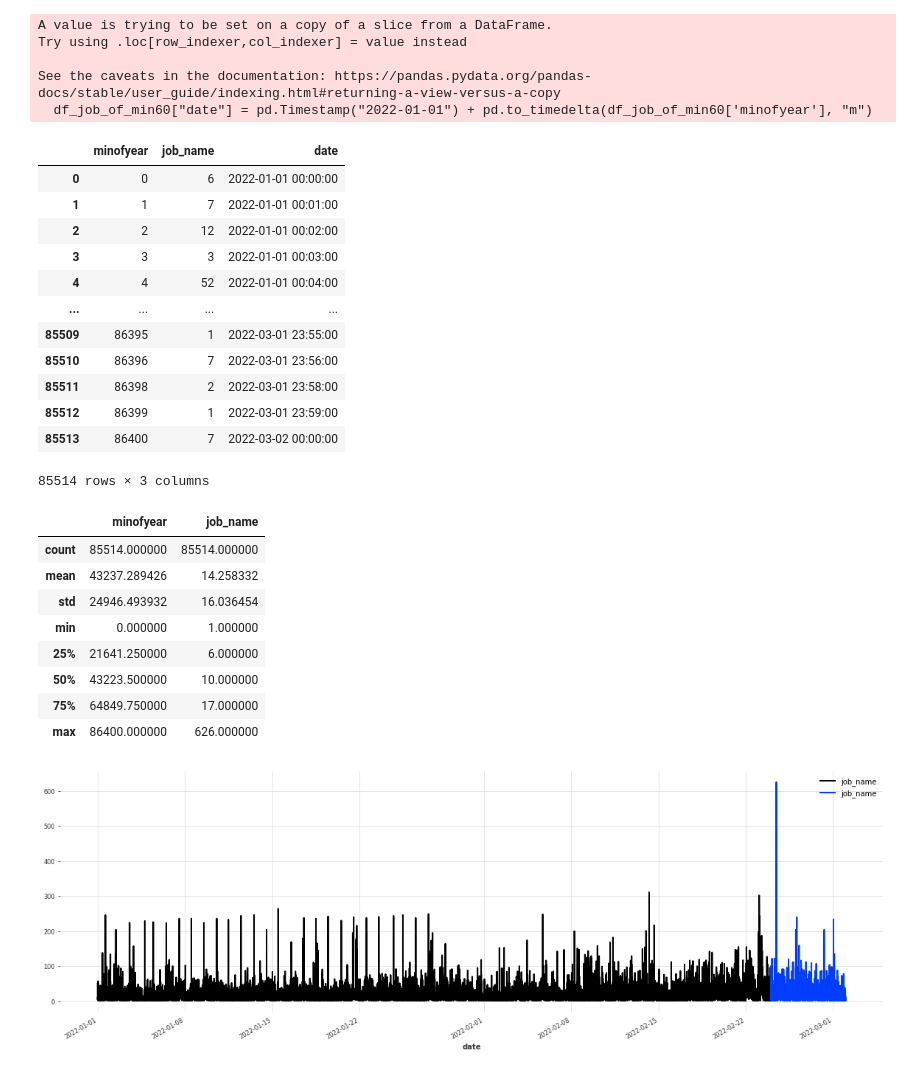
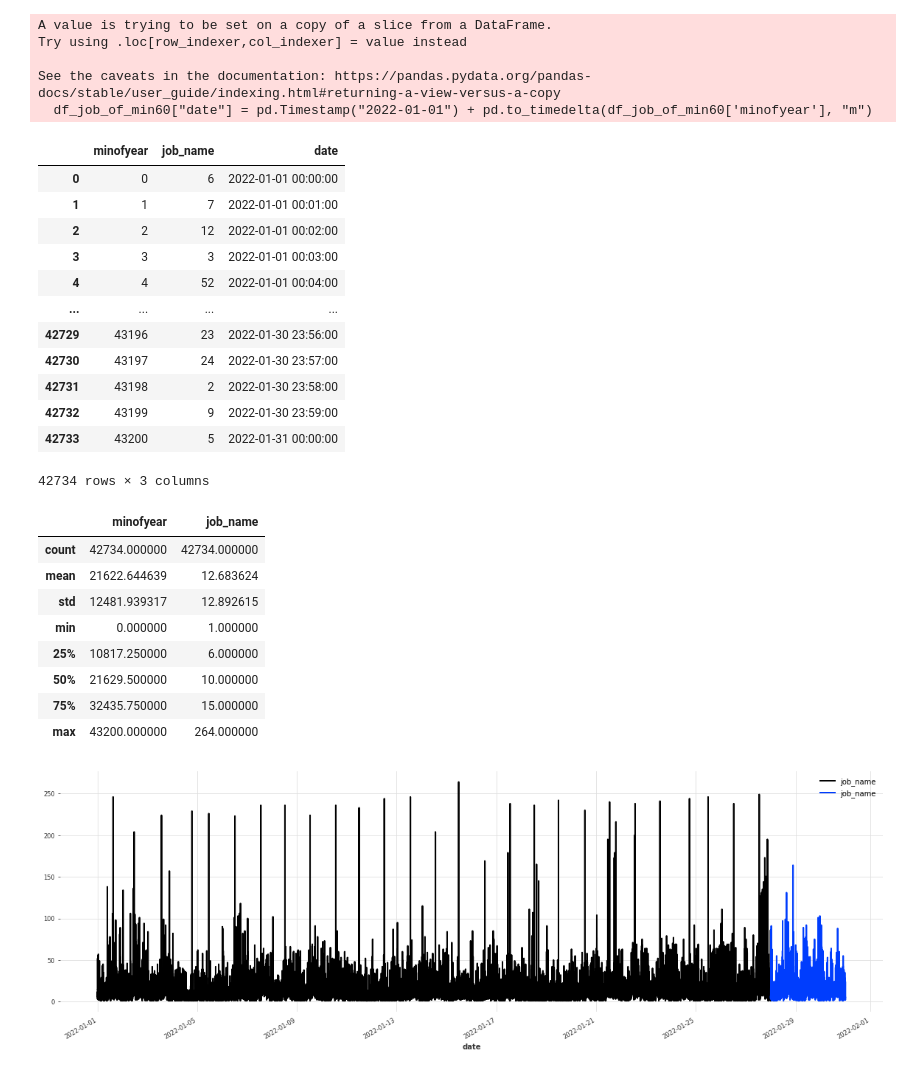
Before and after one commit to lizonglingo/clusterdate-trace-alibaba, a Jupyter notebook: gpu_claster/darts/N-BEATS.ipynb, the cells around one changed output. Saved outputs shown, nothing was run; the diff lists cells and outputs as text; code cells hidden in the pictures.

```diff
--- a/gpu_claster/darts/N-BEATS.ipynb
+++ b/gpu_claster/darts/N-BEATS.ipynb
@@ -459,7 +554,7 @@ pred.plot(label="forecast")
 # %% [markdown]
 ## 用60天数据训练
 # %%
-df_job_of_min60 = before_nday_min(60, df_job_of_min)
+df_job_of_min60 = before_nday_min(30, df_job_of_min)
 df_job_of_min60["date"] = pd.Timestamp("2022-01-01") + pd.to_timedelta(df_job_of_min60['minofyear'], "m")
 # %% [output]
 A value is trying to be set on a copy of a slice from a DataFrame.
@@ -477,45 +572,45 @@ df_job_of_min60
 | 3 | 3 | 3 | 2022-01-01 00:03:00 |
 | 4 | 4 | 52 | 2022-01-01 00:04:00 |
 | ... | ... | ... | ... |
-| 85509 | 86395 | 1 | 2022-03-01 23:55:00 |
-| 85510 | 86396 | 7 | 2022-03-01 23:56:00 |
-| 85511 | 86398 | 2 | 2022-03-01 23:58:00 |
-| 85512 | 86399 | 1 | 2022-03-01 23:59:00 |
-| 85513 | 86400 | 7 | 2022-03-02 00:00:00 |
+| 42729 | 43196 | 23 | 2022-01-30 23:56:00 |
+| 42730 | 43197 | 24 | 2022-01-30 23:57:00 |
+| 42731 | 43198 | 2 | 2022-01-30 23:58:00 |
+| 42732 | 43199 | 9 | 2022-01-30 23:59:00 |
+| 42733 | 43200 | 5 | 2022-01-31 00:00:00 |
-85514 rows × 3 columns
+42734 rows × 3 columns
 # %%
 df_job_of_min60.describe()
 # %% [output]
 |  | minofyear | job_name |
-| count | 85514.000000 | 85514.000000 |
-| mean | 43237.289426 | 14.258332 |
-| std | 24946.493932 | 16.036454 |
+| count | 42734.000000 | 42734.000000 |
+| mean | 21622.644639 | 12.683624 |
+| std | 12481.939317 | 12.892615 |
 | min | 0.000000 | 1.000000 |
-| 25% | 21641.250000 | 6.000000 |
-| 50% | 43223.500000 | 10.000000 |
-| 75% | 64849.750000 | 17.000000 |
-| max | 86400.000000 | 626.000000 |
+| 25% | 10817.250000 | 6.000000 |
+| 50% | 21629.500000 | 10.000000 |
+| 75% | 32435.750000 | 15.000000 |
+| max | 43200.000000 | 264.000000 |
 # %%
 import darts
 from darts import TimeSeries
 
 df_min60 = df_job_of_min60.drop(columns=['minofyear'])
 dataset_min60 = TimeSeries.from_dataframe(
     df_min60,
     time_col='date',
     value_cols='job_name',
     fill_missing_dates=True,
     freq='T',
-    fillna_value=14, # 用均值进行填充
+    fillna_value=13, # 用均值进行填充
 )
 
 # 划分训练集和测试集
 train_min60, val_min60 = dataset_min60.split_before(0.9)
 plt.figure(figsize=(20, 6))
 train_min60.plot()
 val_min60.plot()
 # %% [output]
-[figure, old version]
+[figure, new version]
 # %%
 from darts.models import NBEATSModel
 
```
Also changed, not shown: parts of 8 cells of this notebook, 1 other file.
